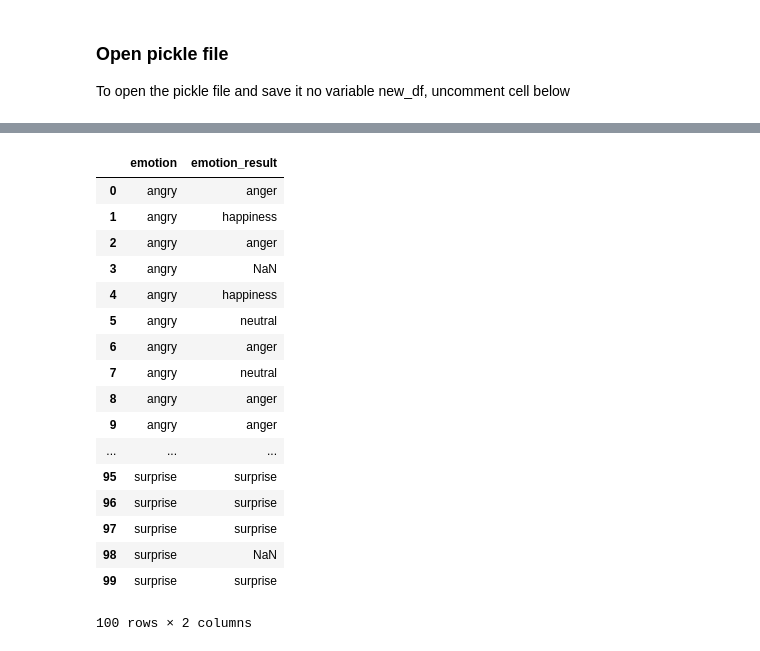
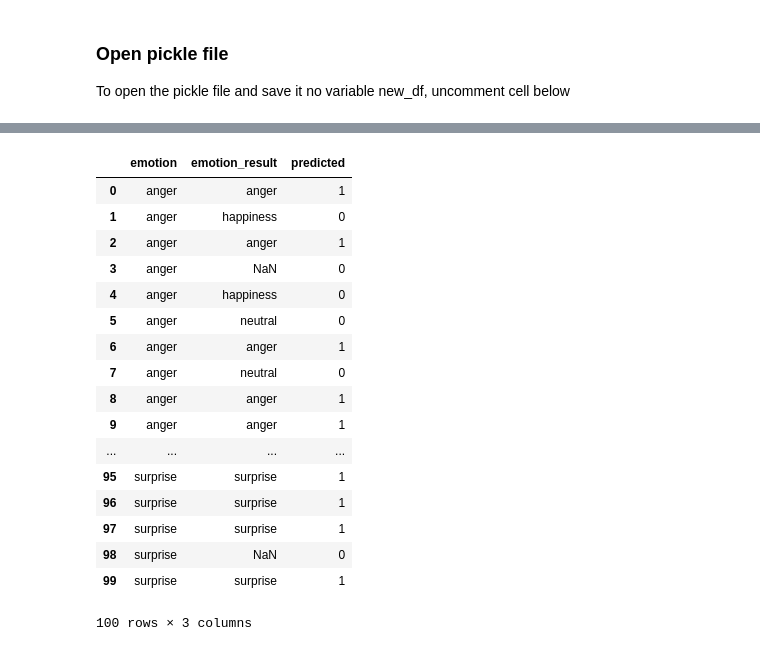
Before and after one commit to nagemnat/cs_face, a Jupyter notebook: emotions.ipynb, the cells around one changed output, grey strips where cells are left out. Cells and saved outputs as stored; diff of their text form; code cells hidden in the pictures.

```diff
--- a/emotions.ipynb
+++ b/emotions.ipynb
@@ -538,24 +500,30 @@ new_df[['emotion','emotion_result']]
 | 98 | surprise | NaN |
 | 99 | surprise | surprise |
 100 rows × 2 columns
-# %%
-new_df2[['emotion','emotion_result']]
-# %% [output]
-|  | emotion | emotion_result |
-| 0 | angry | anger |
-| 1 | angry | happiness |
-| 2 | angry | anger |
-| 3 | angry | NaN |
-| 4 | angry | happiness |
-| 5 | angry | neutral |
-| 6 | angry | anger |
-| 7 | angry | neutral |
-| 8 | angry | anger |
-| 9 | angry | anger |
-| ... | ... | ... |
-| 95 | surprise | surprise |
-| 96 | surprise | surprise |
-| 97 | surprise | surprise |
-| 98 | surprise | NaN |
-| 99 | surprise | surprise |
-100 rows × 2 columns
+# %%
+def match(row):
+    if row.emotion == row.emotion_result:
+        return 1
+    else:
+        return 0
+new_df['predicted'] = new_df.apply(lambda row: match(row), axis=1)
+new_df[['emotion','emotion_result','predicted']]
+# %% [output]
+|  | emotion | emotion_result | predicted |
+| 0 | anger | anger | 1 |
+| 1 | anger | happiness | 0 |
+| 2 | anger | anger | 1 |
+| 3 | anger | NaN | 0 |
+| 4 | anger | happiness | 0 |
+| 5 | anger | neutral | 0 |
+| 6 | anger | anger | 1 |
+| 7 | anger | neutral | 0 |
+| 8 | anger | anger | 1 |
+| 9 | anger | anger | 1 |
+| ... | ... | ... | ... |
+| 95 | surprise | surprise | 1 |
+| 96 | surprise | surprise | 1 |
+| 97 | surprise | surprise | 1 |
+| 98 | surprise | NaN | 0 |
+| 99 | surprise | surprise | 1 |
+100 rows × 3 columns
```
Also changed, not shown: parts of 19 cells of this notebook, 2 other files.
